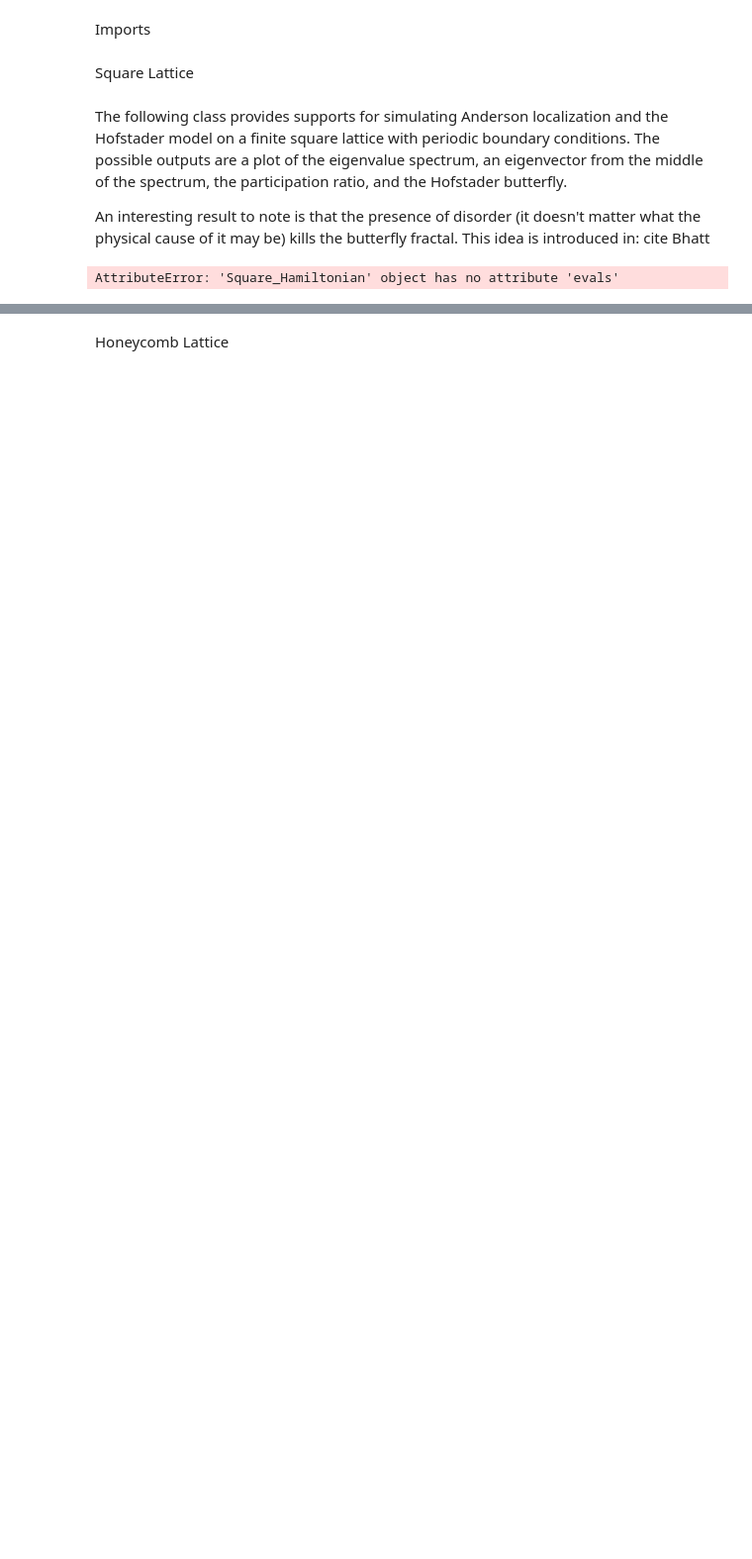
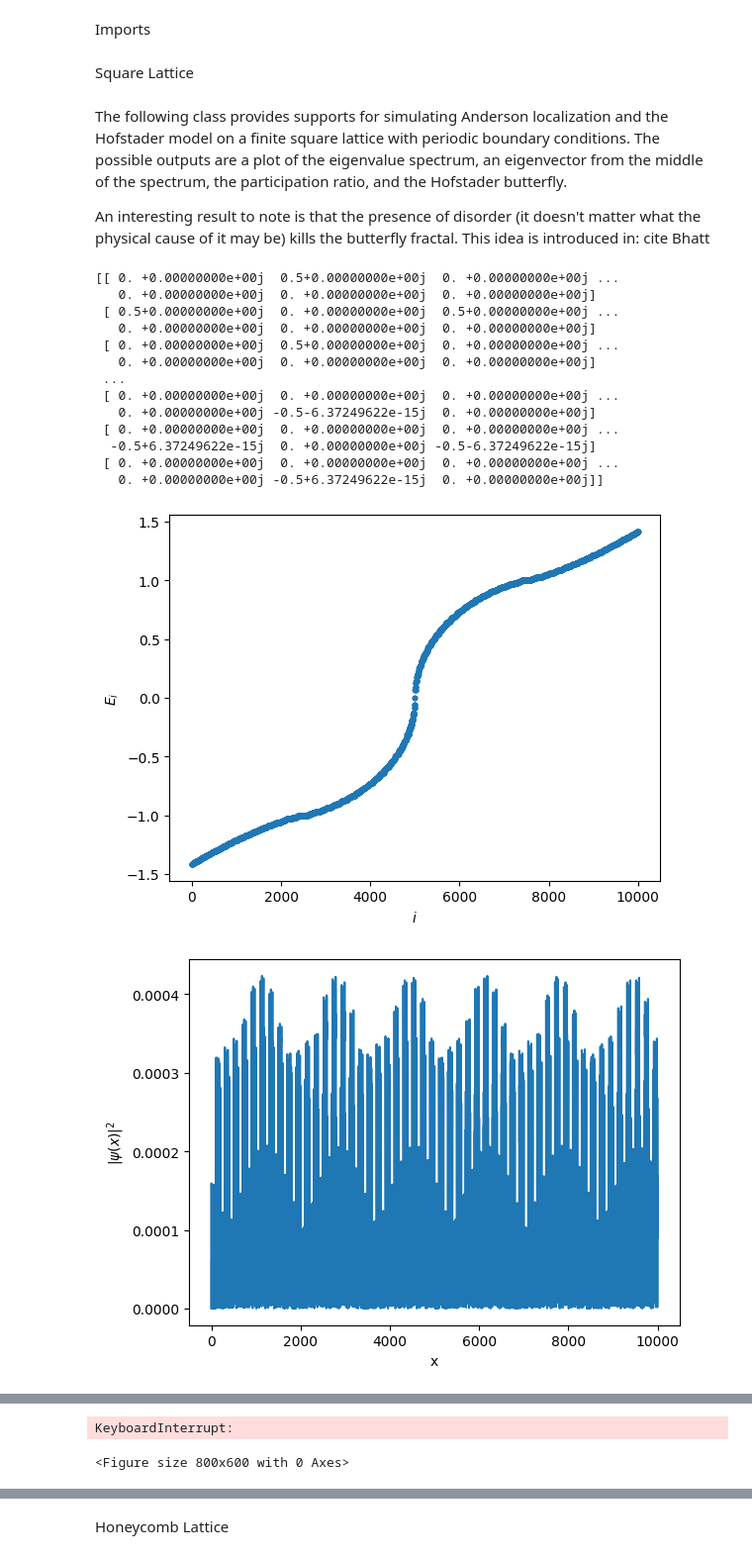
Before and after one commit to r-siddiqi/Hofstadter, a Jupyter notebook: Hoftsadter.ipynb, the cells around one changed output, grey strips where cells are left out. Shown at 99% size. Saved outputs shown, nothing was run; the diff lists cells and outputs as text; code cells hidden in the pictures; blank space fills up the shorter version.

```diff
--- a/Hoftsadter.ipynb
+++ b/Hoftsadter.ipynb
@@ -111,14 +111,28 @@ class Square_Hamiltonian:
         plt.show()
 # %%
 # example 1 - no disorder, phi = 1/2, L = 10
-square = Square_Hamiltonian(length=10 , t=1.0, disorder=0. , phi= 0.5)
+square = Square_Hamiltonian(length=100 , t=1.0, disorder=0. , phi= 0.5)
 square.construct_matrix()
 square.plot_evals()
 print()
 square.plot_evec()
 print()
 square.plot_pr()
 print()
 square.plot_butterfly()
 # %% [output]
-AttributeError: 'Square_Hamiltonian' object has no attribute 'evals'
+[[ 0. +0.00000000e+00j  0.5+0.00000000e+00j  0. +0.00000000e+00j ...
+   0. +0.00000000e+00j  0. +0.00000000e+00j  0. +0.00000000e+00j]
+ [ 0.5+0.00000000e+00j  0. +0.00000000e+00j  0.5+0.00000000e+00j ...
+   0. +0.00000000e+00j  0. +0.00000000e+00j  0. +0.00000000e+00j]
+ [ 0. +0.00000000e+00j  0.5+0.00000000e+00j  0. +0.00000000e+00j ...
+   0. +0.00000000e+00j  0. +0.00000000e+00j  0. +0.00000000e+00j]
+ ...
+ [ 0. +0.00000000e+00j  0. +0.00000000e+00j  0. +0.00000000e+00j ...
+   0. +0.00000000e+00j -0.5-6.37249622e-15j  0. +0.00000000e+00j]
+ [ 0. +0.00000000e+00j  0. +0.00000000e+00j  0. +0.00000000e+00j ...
+  -0.5+6.37249622e-15j  0. +0.00000000e+00j -0.5-6.37249622e-15j]
+ [ 0. +0.00000000e+00j  0. +0.00000000e+00j  0. +0.00000000e+00j ...
+   0. +0.00000000e+00j -0.5+6.37249622e-15j  0. +0.00000000e+00j]]
+[figure, added]
+[figure, added]
@@ -125,3 +153,5 @@ AttributeError: 'Square_Hamiltonian' object has no attribute 'evals'
+KeyboardInterrupt:
+<Figure size 800x600 with 0 Axes>
 # %%
 # example 2 - W - 0.1, phi = 1/2, L = 10
 square = Square_Hamiltonian(length=10 , t=1.0, disorder=0.1 , phi= 0.5)
```
Also changed, not shown: parts of 5 cells of this notebook.
